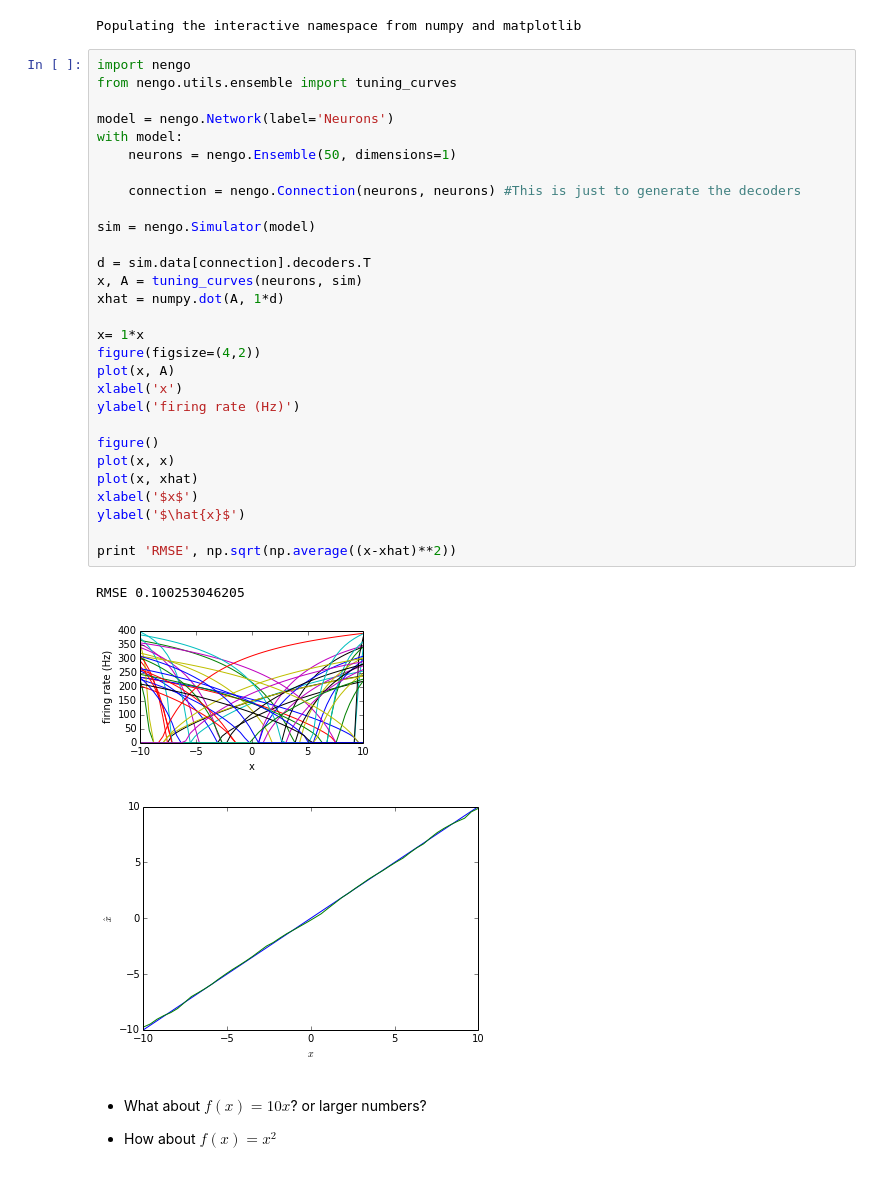
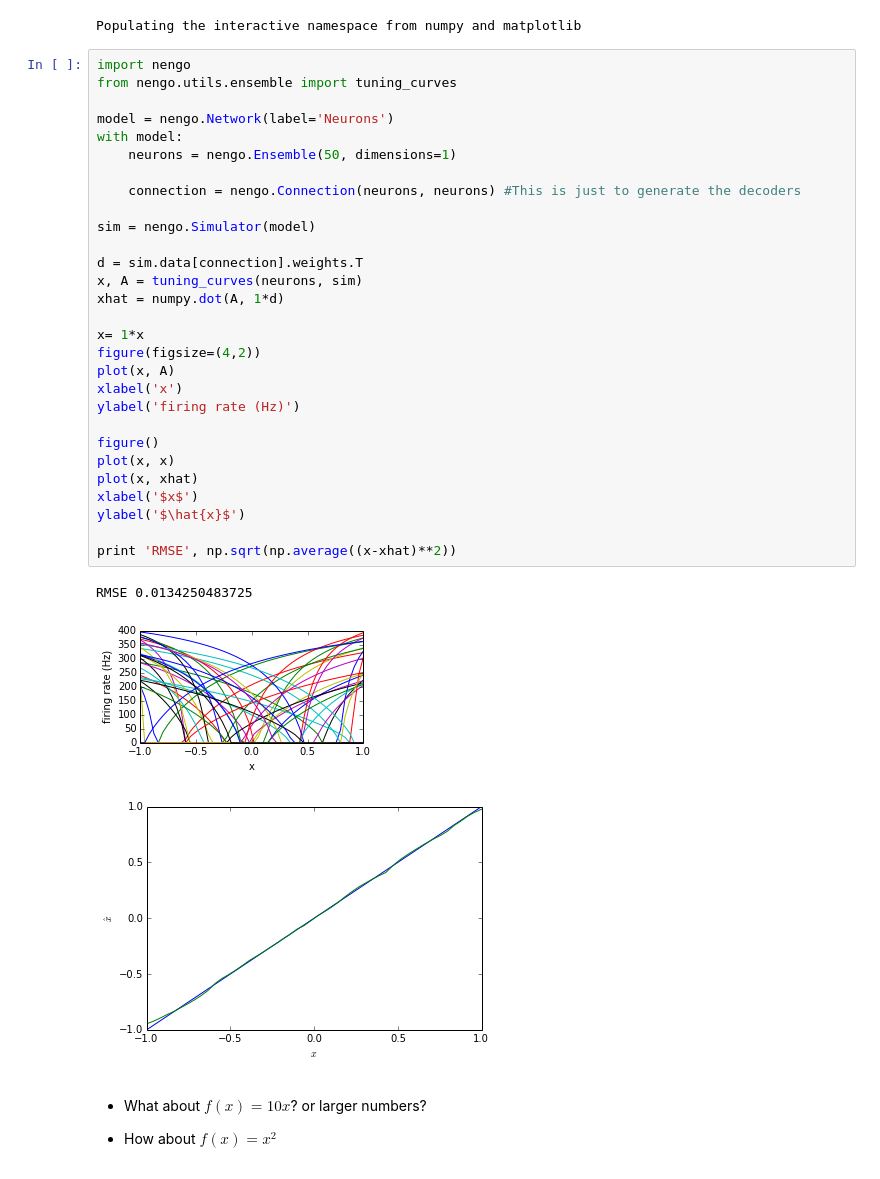
Before and after one commit to celiasmith/syde556, a Jupyter notebook: SYDE 556 Lecture 6 Decoder Analysis.ipynb, the cells around one changed output. Drawn from its saved outputs; the diff is of its cells as text.

```diff
--- a/SYDE 556 Lecture 6 Decoder Analysis.ipynb
+++ b/SYDE 556 Lecture 6 Decoder Analysis.ipynb
@@ -21,36 +21,36 @@ Populating the interactive namespace from numpy and matplotlib
 # %%
 import nengo
 from nengo.utils.ensemble import tuning_curves
 
 model = nengo.Network(label='Neurons')
 with model:
     neurons = nengo.Ensemble(50, dimensions=1)
 
     connection = nengo.Connection(neurons, neurons) #This is just to generate the decoders
 
 sim = nengo.Simulator(model)
 
-d = sim.data[connection].decoders.T
+d = sim.data[connection].weights.T
 x, A = tuning_curves(neurons, sim)
 xhat = numpy.dot(A, 1*d)
 
 x= 1*x
 figure(figsize=(4,2))
 plot(x, A)
 xlabel('x')
 ylabel('firing rate (Hz)')
 
 figure()
 plot(x, x)
 plot(x, xhat)
 xlabel('$x$')
 ylabel('$\hat{x}$')
 
 print 'RMSE', np.sqrt(np.average((x-xhat)**2))
 # %% [output]
-RMSE 0.100253046205
+RMSE 0.0134250483725
-[figure, old version]
+[figure, new version]
-[figure, old version]
+[figure, new version]
 # %% [markdown]
 - What about $f(x)=10x$?  or larger numbers?
 
```
Also changed, not shown: parts of 8 cells of this notebook, 1 other file.
